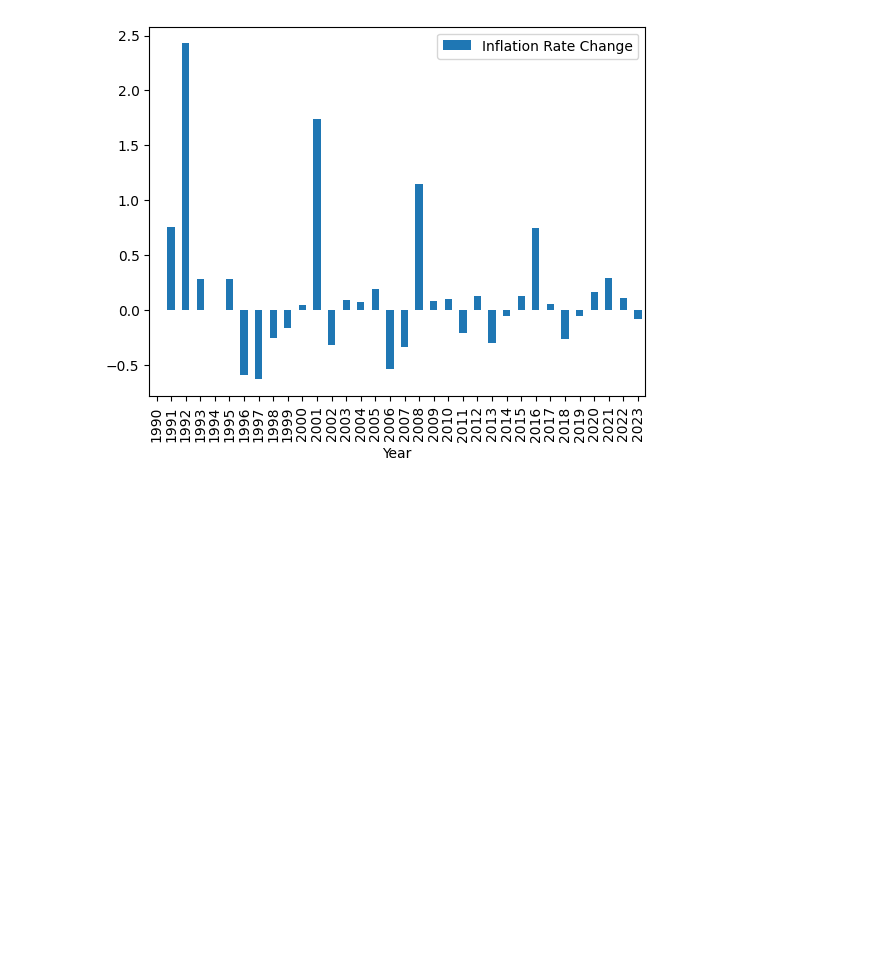
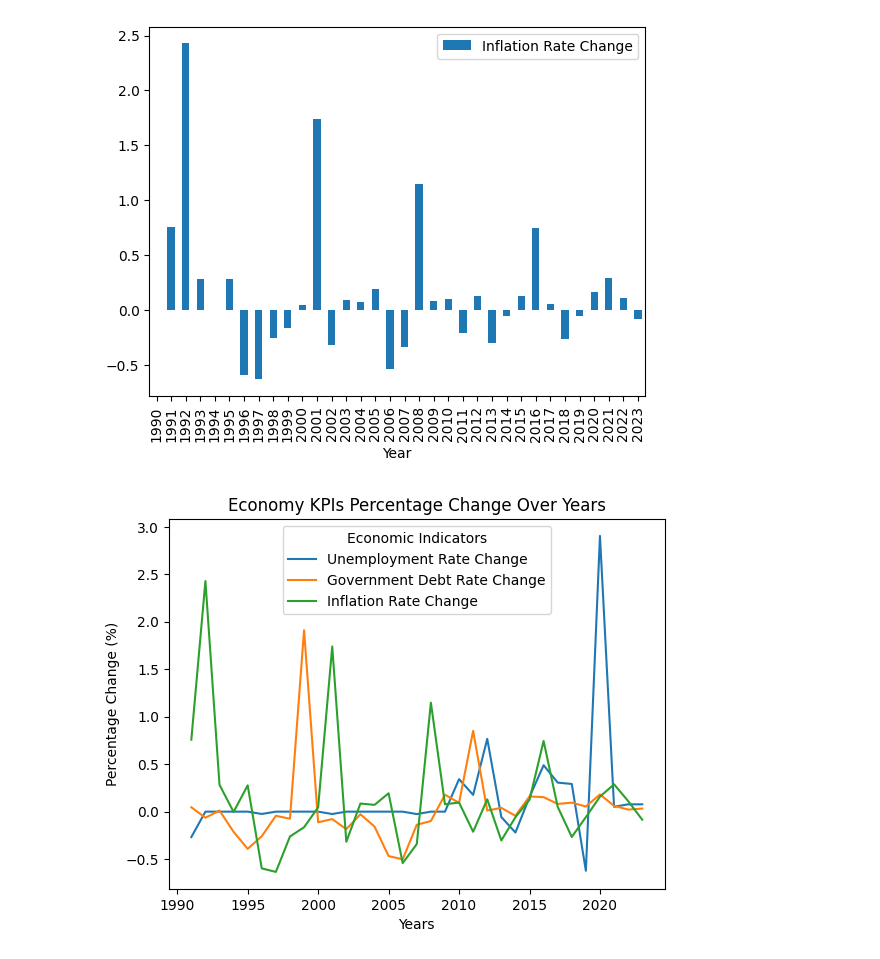
Before and after one commit to Owino-Paul/Learn_Git, a Jupyter notebook: Nigeria_Economy_kpis_1990_2023_Pandas_Practice.ipynb, the cells around one changed output. Saved outputs shown, nothing was run; the diff lists cells and outputs as text; code cells hidden in the pictures; blank space fills up the shorter version.

```diff
--- a/Nigeria_Economy_kpis_1990_2023_Pandas_Practice.ipynb
+++ b/Nigeria_Economy_kpis_1990_2023_Pandas_Practice.ipynb
@@ -336,3 +336,16 @@ df['Inflation Rate Change'] = df['Inflation Rate (%)'].pct_change()
 df.plot(x='Year', y='Inflation Rate Change', kind='bar');
 # %% [output]
 [figure]
+# %%
+# Line Graphs for percentage change in Government Debt Rate, Unemployment Rate and Inflation Rate
+df['Unemployment Rate Change'] = df['Unemployment Rate (%)'].pct_change()
+df['Government Debt Rate Change'] = df['Government Debt Rate (%)'].pct_change()
+df['Inflation Rate Change'] = df['Inflation Rate (%)'].pct_change()
+df.plot(x='Year', y=['Unemployment Rate Change', 'Government Debt Rate Change', 'Inflation Rate Change'], kind='line')
+plt.xlabel('Years')
+plt.ylabel('Percentage Change (%)')
+plt.title('Economy KPIs Percentage Change Over Years')
+plt.legend(title='Economic Indicators')
+plt.show();
+# %% [output]
+[figure, added]
```
